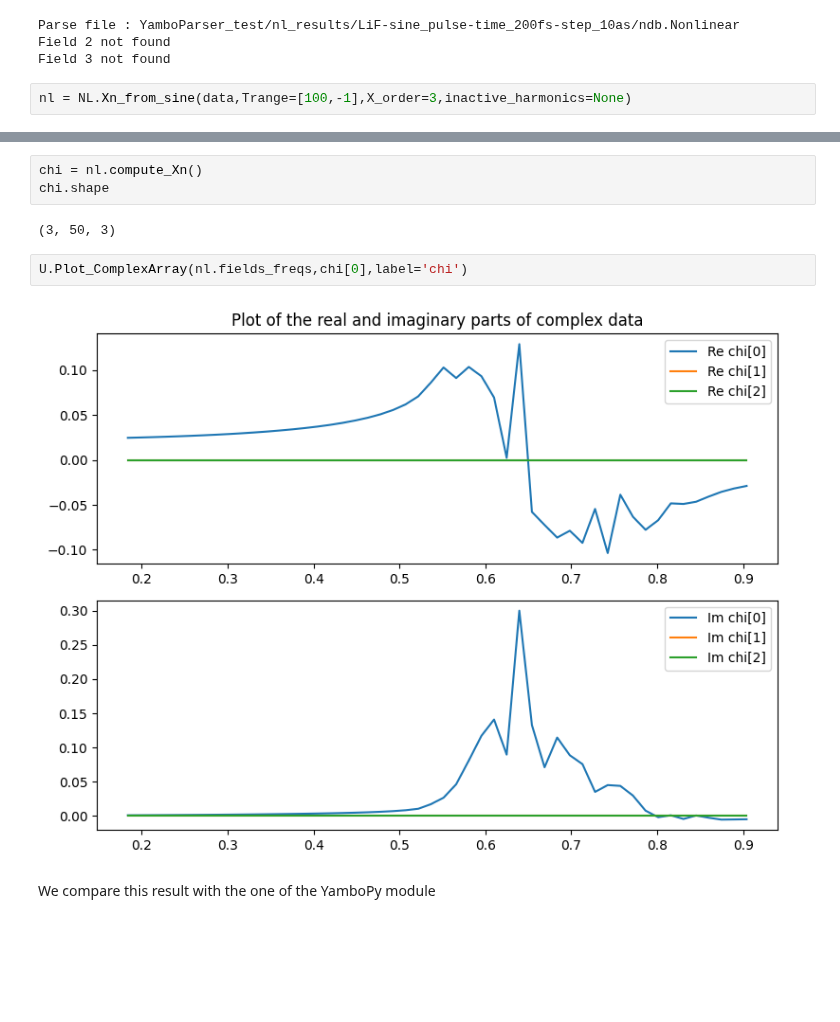
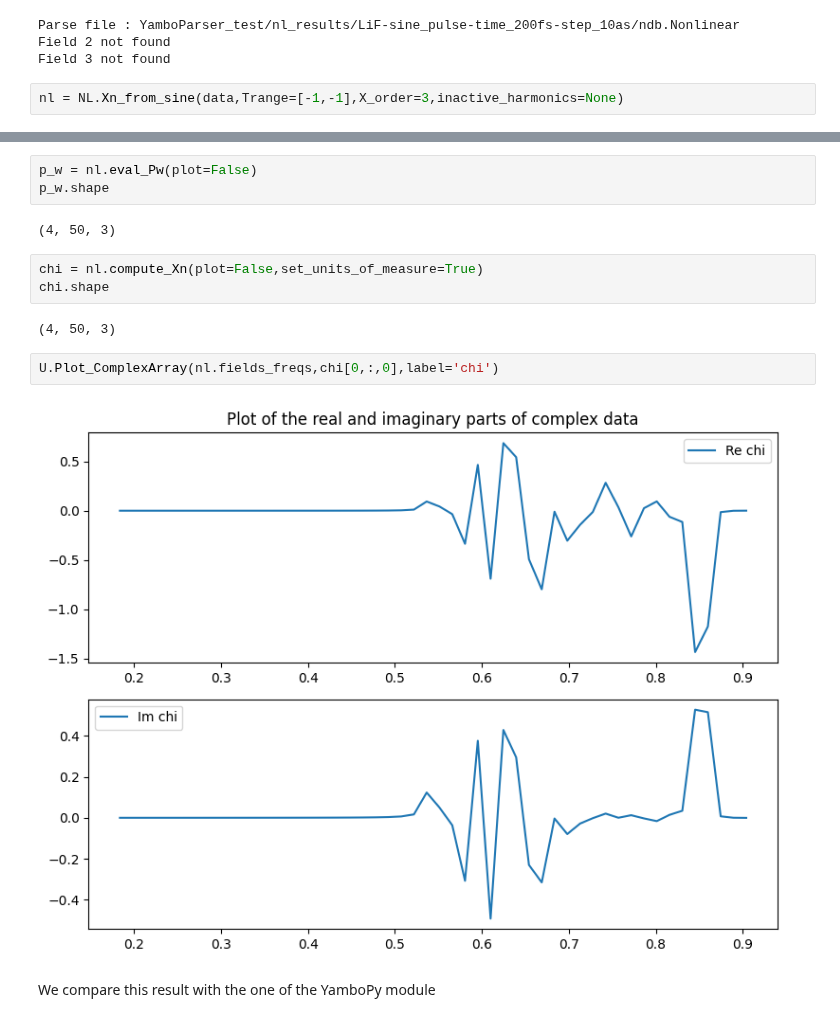
Before and after one commit to marcodalessandro76/MPPI, a Jupyter notebook: sphinx_source/tutorials/Analysis_Optics.ipynb, the cells around one changed output, grey strips where cells are left out. Cells and saved outputs as stored; diff of their text form; blank space fills up the shorter version.

```diff
--- a/sphinx_source/tutorials/Analysis_Optics.ipynb
+++ b/sphinx_source/tutorials/Analysis_Optics.ipynb
@@ -70,7 +70,7 @@ Parse file : YamboParser_test/nl_results/LiF-sine_pulse-time_200fs-step_10as/ndb
 Field 2 not found
 Field 3 not found
 # %%
-nl = NL.Xn_from_sine(data,Trange=[100,-1],X_order=3,inactive_harmonics=None)
+nl = NL.Xn_from_sine(data,Trange=[-1,-1],X_order=3,inactive_harmonics=None)
 # %% [output]
 Time range of the simulation (in au): 0.0 - 8268.274667312273
 Time range of the simulation (in fs): 0.0 - 200.00000162820604
@@ -112,12 +113,17 @@ U.Plot_ComplexArray(nl.fields_freqs,p_w[0,:,0],label='P_w')
+# %%
+p_w = nl.eval_Pw(plot=False)
+p_w.shape
+# %% [output]
+(4, 50, 3)
 # %%
-chi = nl.compute_Xn()
+chi = nl.compute_Xn(plot=False,set_units_of_measure=True)
 chi.shape
 # %% [output]
-(3, 50, 3)
+(4, 50, 3)
 # %%
-U.Plot_ComplexArray(nl.fields_freqs,chi[0],label='chi')
+U.Plot_ComplexArray(nl.fields_freqs,chi[0,:,0],label='chi')
 # %% [output]
-[figure, old version]
+[figure, new version]
 # %% [markdown]
 We compare this result with the one of the YamboPy module
 # %%
```
Also changed, not shown: parts of 10 cells of this notebook, 3 other files.
